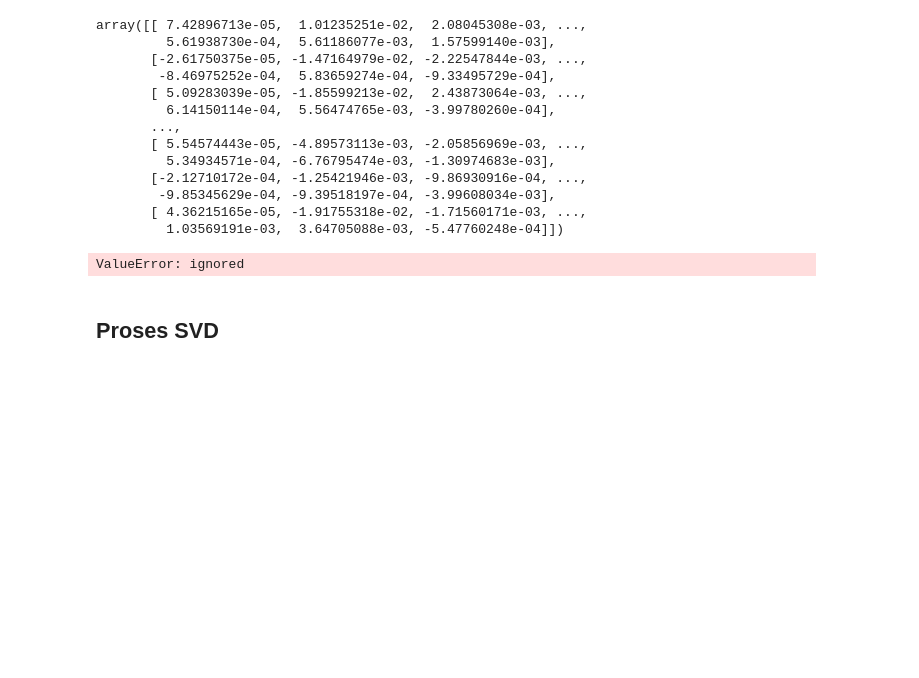
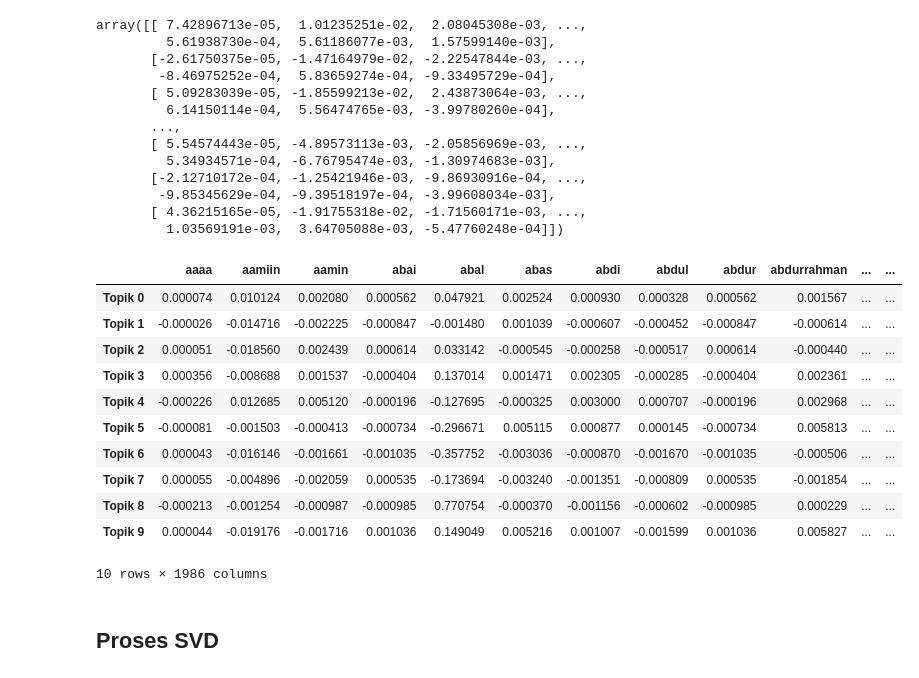
Before and after one commit to MuhammadKurniaSani-me/prosaindata, a Jupyter notebook: _sources/tasks/TUGAS_SVD.ipynb, the cells around one changed output. Drawn from its saved outputs; the diff is of its cells as text; code cells hidden in the pictures; blank space fills up the shorter version.

```diff
--- a/_sources/tasks/TUGAS_SVD.ipynb
+++ b/_sources/tasks/TUGAS_SVD.ipynb
@@ -269,9 +269,7 @@ Length: 714, dtype: object
 tokenizer = RegexpTokenizer(r'\w+')
 
 # Vectorize document using TF-IDF
-vectorizer = TfidfVectorizer(lowercase=True,
-                        ngram_range = (1,1),
-                        tokenizer = tokenizer.tokenize)
+vectorizer = TfidfVectorizer()
 
 # Fit and Transform the documents
 train_data = vectorizer.fit_transform(cleaned_comments)
@@ -344,10 +341,23 @@ array([[ 7.42896713e-05,  1.01235251e-02,  2.08045308e-03, ...,
         -9.85345629e-04, -9.39518197e-04, -3.99608034e-03],
        [ 4.36215165e-05, -1.91755318e-02, -1.71560171e-03, ...,
          1.03569191e-03,  3.64705088e-03, -5.47760248e-04]])
-# %%
-dVh = pd.DataFrame(Vh, columns=col_set)
-# %% [output]
-ValueError: ignored
+# %%
+dVh = pd.DataFrame(Vh, columns=col_set, index=['Topik 0', 'Topik 1', 'Topik 2', 'Topik 3', 'Topik 4','Topik 5', 'Topik 6', 'Topik 7', 'Topik 8', 'Topik 9'])
+# %%
+dVh
+# %% [output]
+|  | aaaa | aamiin | aamin | abai | abal | abas | abdi | abdul | abdur | abdurrahman | ... | ... |
+| Topik 0 | 0.000074 | 0.010124 | 0.002080 | 0.000562 | 0.047921 | 0.002524 | 0.000930 | 0.000328 | 0.000562 | 0.001567 | ... | ... |
+| Topik 1 | -0.000026 | -0.014716 | -0.002225 | -0.000847 | -0.001480 | 0.001039 | -0.000607 | -0.000452 | -0.000847 | -0.000614 | ... | ... |
+| Topik 2 | 0.000051 | -0.018560 | 0.002439 | 0.000614 | 0.033142 | -0.000545 | -0.000258 | -0.000517 | 0.000614 | -0.000440 | ... | ... |
+| Topik 3 | 0.000356 | -0.008688 | 0.001537 | -0.000404 | 0.137014 | 0.001471 | 0.002305 | -0.000285 | -0.000404 | 0.002361 | ... | ... |
+| Topik 4 | -0.000226 | 0.012685 | 0.005120 | -0.000196 | -0.127695 | -0.000325 | 0.003000 | 0.000707 | -0.000196 | 0.002968 | ... | ... |
+| Topik 5 | -0.000081 | -0.001503 | -0.000413 | -0.000734 | -0.296671 | 0.005115 | 0.000877 | 0.000145 | -0.000734 | 0.005813 | ... | ... |
+| Topik 6 | 0.000043 | -0.016146 | -0.001661 | -0.001035 | -0.357752 | -0.003036 | -0.000870 | -0.001670 | -0.001035 | -0.000506 | ... | ... |
+| Topik 7 | 0.000055 | -0.004896 | -0.002059 | 0.000535 | -0.173694 | -0.003240 | -0.001351 | -0.000809 | 0.000535 | -0.001854 | ... | ... |
+| Topik 8 | -0.000213 | -0.001254 | -0.000987 | -0.000985 | 0.770754 | -0.000370 | -0.001156 | -0.000602 | -0.000985 | 0.000229 | ... | ... |
+| Topik 9 | 0.000044 | -0.019176 | -0.001716 | 0.001036 | 0.149049 | 0.005216 | 0.001007 | -0.001599 | 0.001036 | 0.005827 | ... | ... |
+10 rows × 1986 columns
 # %% [markdown]
 ## Proses SVD
 # %%
```
Also changed, not shown: parts of 3 cells of this notebook, 26 other files.
